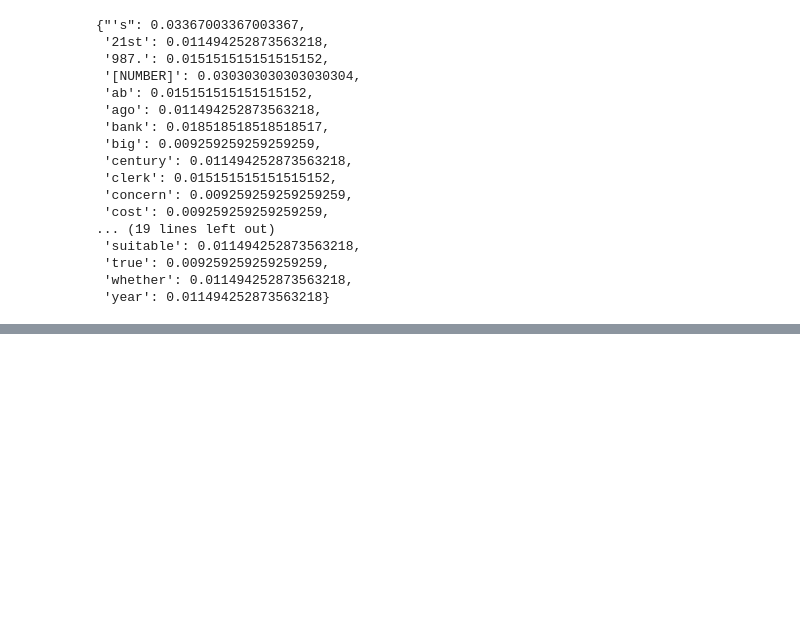
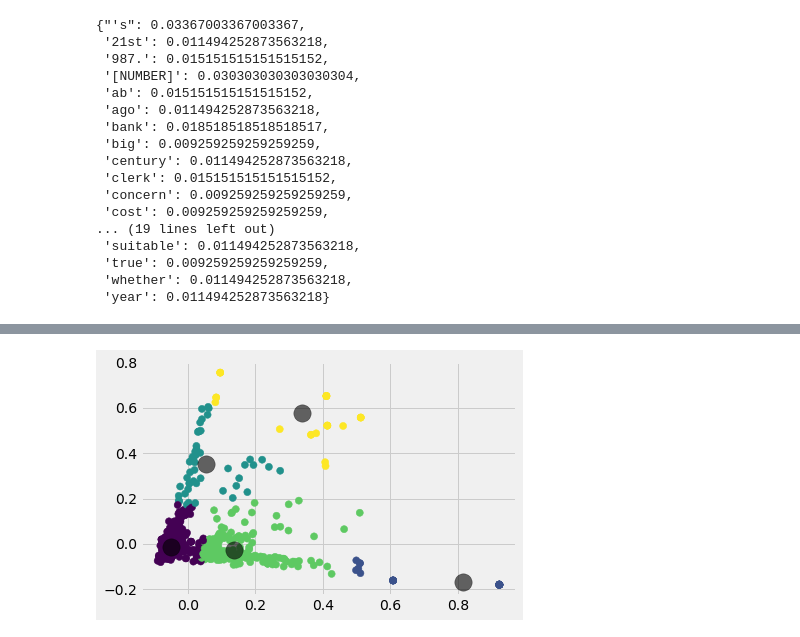
Before and after one commit to chmosquera/csc466-proj2, a Jupyter notebook: 466_proj2_part1.ipynb, the cells around one changed output, grey strips where cells are left out. Cells and saved outputs as stored; diff of their text form; code cells hidden in the pictures; blank space fills up the shorter version.

Commit message:
done cluster update

```diff
--- a/466_proj2_part1.ipynb
+++ b/466_proj2_part1.ipynb
@@ -48,7 +48,7 @@ import random
 from pprint import pprint
 
 records = list(df.text)
-number_selected = len(records) // 1000  #TODO CHANGE THIS VALUE TO 4
+number_selected = len(records) // 16  #TODO CHANGE THIS VALUE TO 4
 selected_records = random.sample(records, number_selected) #get random sample of number_selected records without replacement
 
 utterances = [record for record in selected_records] #get all the utterance fields only (column #15) for clustering
@@ -305,0 +311,25 @@ dict2:  {'a': 1, 'b': 0}
+# %%
+from sklearn.decomposition import PCA
+from sklearn.feature_extraction.text import TfidfVectorizer
+from sklearn.feature_extraction import DictVectorizer
+from sklearn.preprocessing import normalize
+
+
+vectorizer = DictVectorizer()
+vec_data = vectorizer.fit_transform(map(getFeatures, data))
+
+tf_idf_vectorizor = TfidfVectorizer(analyzer=getFeatures,
+                             max_features = 20000)
+tf_idf = tf_idf_vectorizor.fit_transform(data)
+tf_idf_norm = normalize(tf_idf)
+tf_idf_array = tf_idf_norm.toarray()
+# %%
+from sklearn.cluster import KMeans
+from sklearn import decomposition
+
+sklearn_pca = decomposition.PCA(n_components = 2)
+
+Y_sklearn = sklearn_pca.fit_transform(tf_idf_array)
+kmeans = KMeans(n_clusters=5, max_iter=600, algorithm = 'auto')
+fitted = kmeans.fit(Y_sklearn)
+prediction = kmeans.predict(Y_sklearn)
@@ -305,0 +356,11 @@ dict2:  {'a': 1, 'b': 0}
+# %%
+import matplotlib.pyplot as plt
+%matplotlib inline
+plt.style.use('fivethirtyeight')
+
+plt.scatter(Y_sklearn[:, 0], Y_sklearn[:, 1], c=prediction, s=50, cmap='viridis')
+
+centers = fitted.cluster_centers_
+plt.scatter(centers[:, 0], centers[:, 1],c='black', s=300, alpha=0.6);
+# %% [output]
+[figure, added]
```
Also changed, not shown: parts of 12 cells of this notebook, 1 other file.
